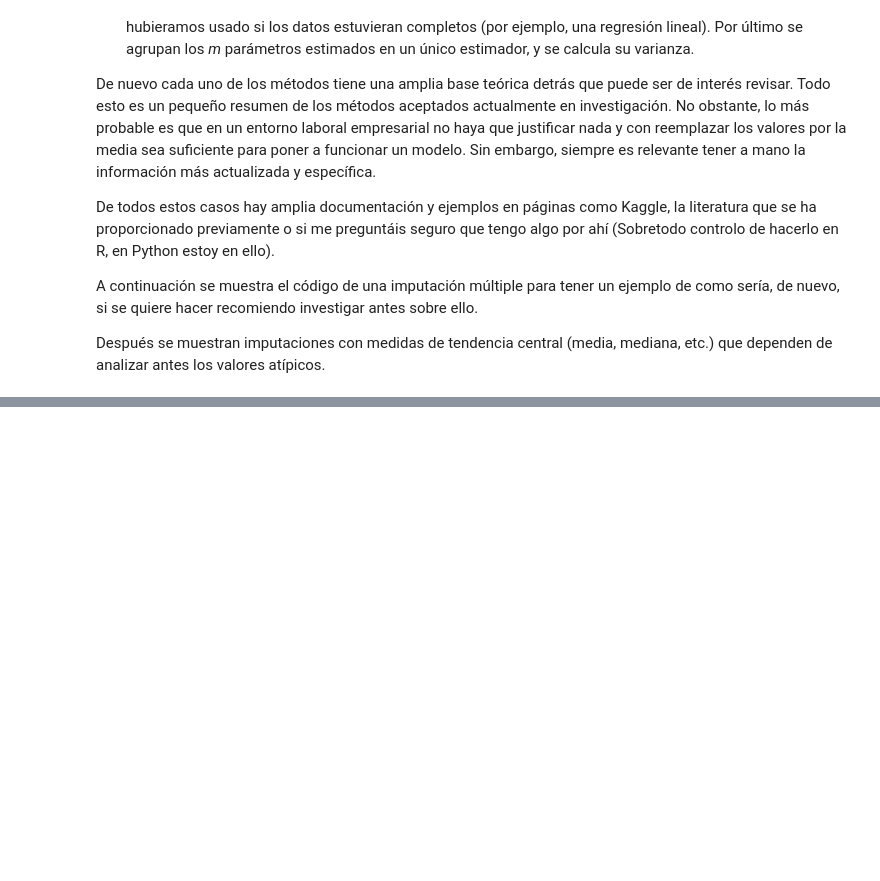
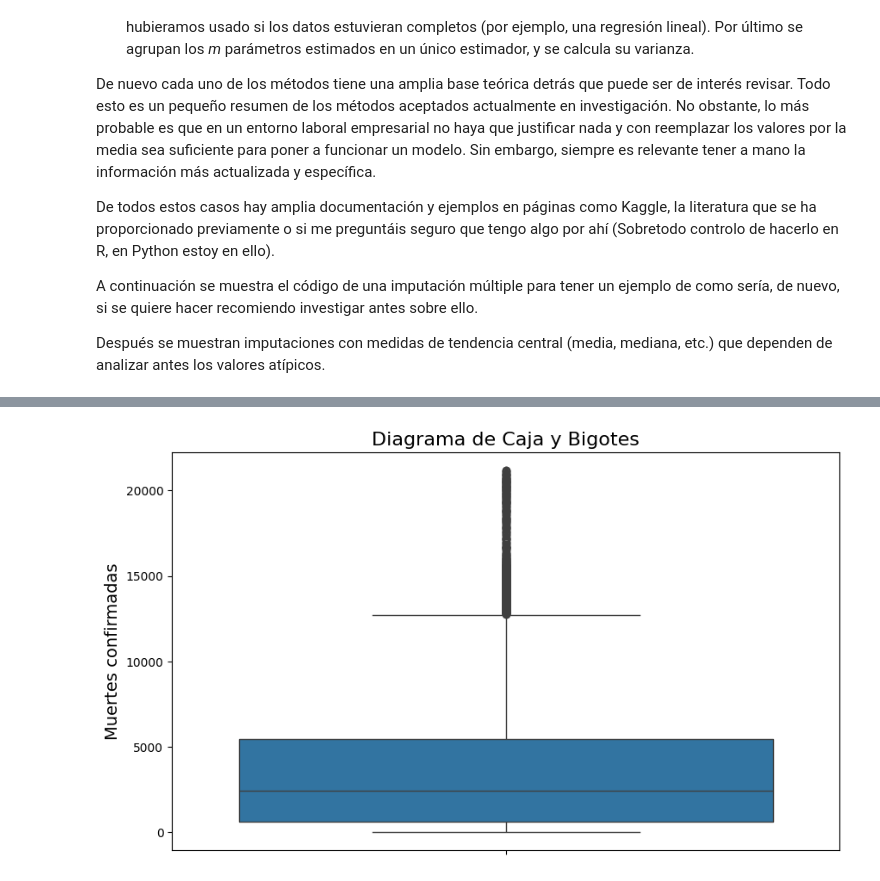
Before and after one commit to AI-School-F5-P3/Carri-Datathon, a Jupyter notebook: Analisis.ipynb, the cells around one changed output, grey strips where cells are left out. Cells and saved outputs as stored; diff of their text form; code cells hidden in the pictures; blank space fills up the shorter version.

```diff
--- a/Analisis.ipynb
+++ b/Analisis.ipynb
@@ -198,0 +242,11 @@ df_final = pd.concat([df_complete, df_imputed], axis=1)
+# %%
+plt.figure(figsize=(10, 6))
+box_plot = sns.boxplot(df_subset["deathConfirmed"])
+
+
+plt.title('Diagrama de Caja y Bigotes', fontsize=16)
+plt.ylabel('Muertes confirmadas', fontsize=14)
+
+plt.show()
+# %% [output]
+[figure, added]
```
Also changed, not shown: parts of 4 cells of this notebook, 1 other file.
